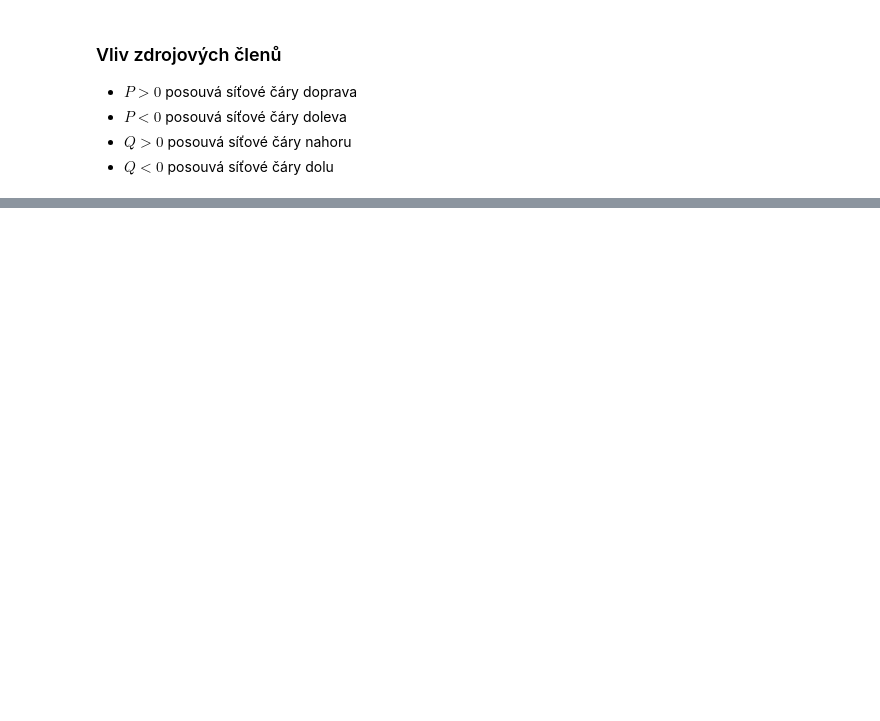
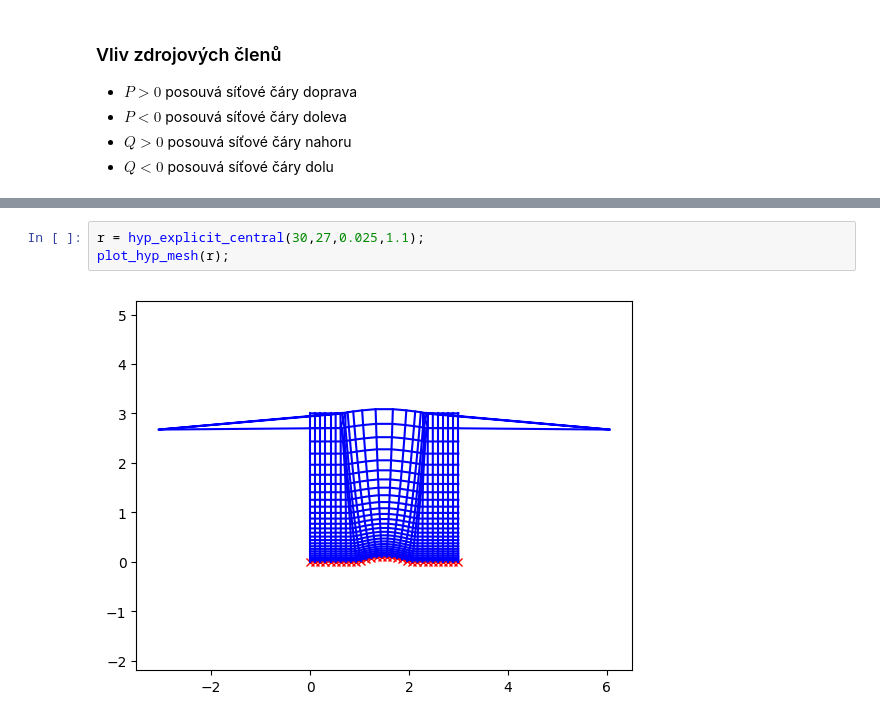
Before and after one commit to furstj/NSP, a Jupyter notebook: 01_strukturovana_sit.ipynb, the cells around one changed output, grey strips where cells are left out. Saved outputs shown, nothing was run; the diff lists cells and outputs as text; blank space fills up the shorter version.

```diff
--- a/01_strukturovana_sit.ipynb
+++ b/01_strukturovana_sit.ipynb
@@ -419,0 +687,5 @@ Iterace: 70     chyba:0.0001398792094961873
+# %%
+r = hyp_explicit_central(30,27,0.025,1.1);
+plot_hyp_mesh(r);
+# %% [output]
+[figure, added]
```
Also changed, not shown: parts of 51 cells of this notebook.
